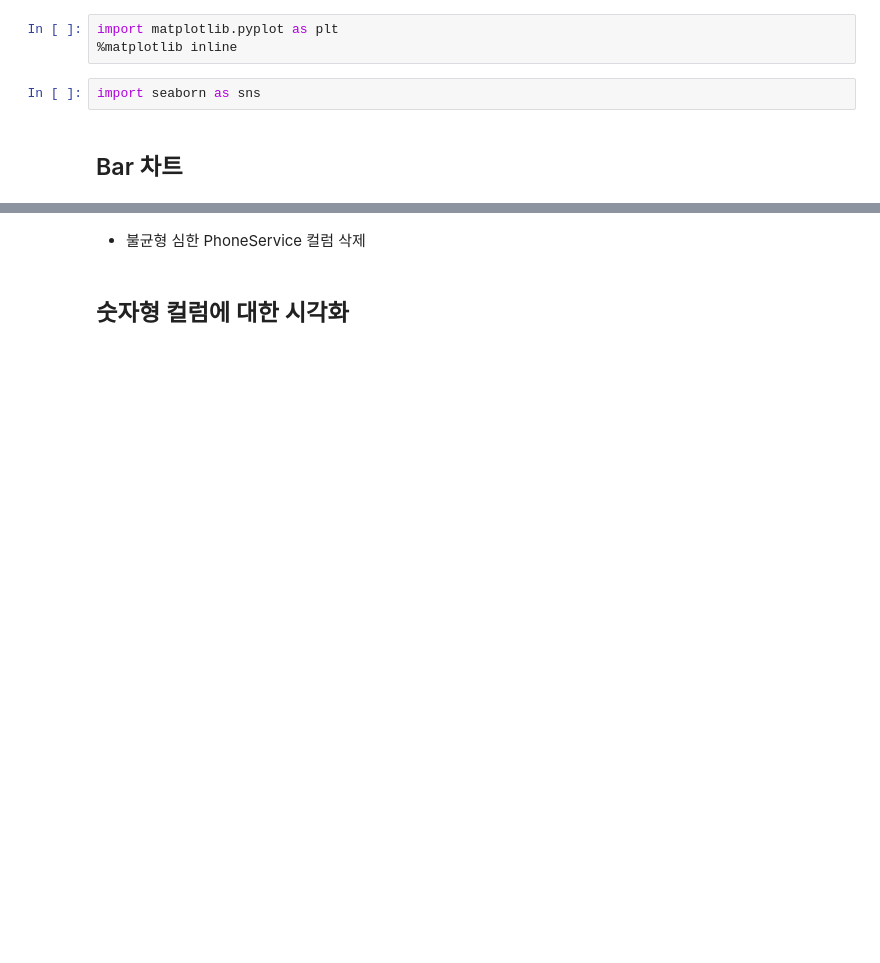
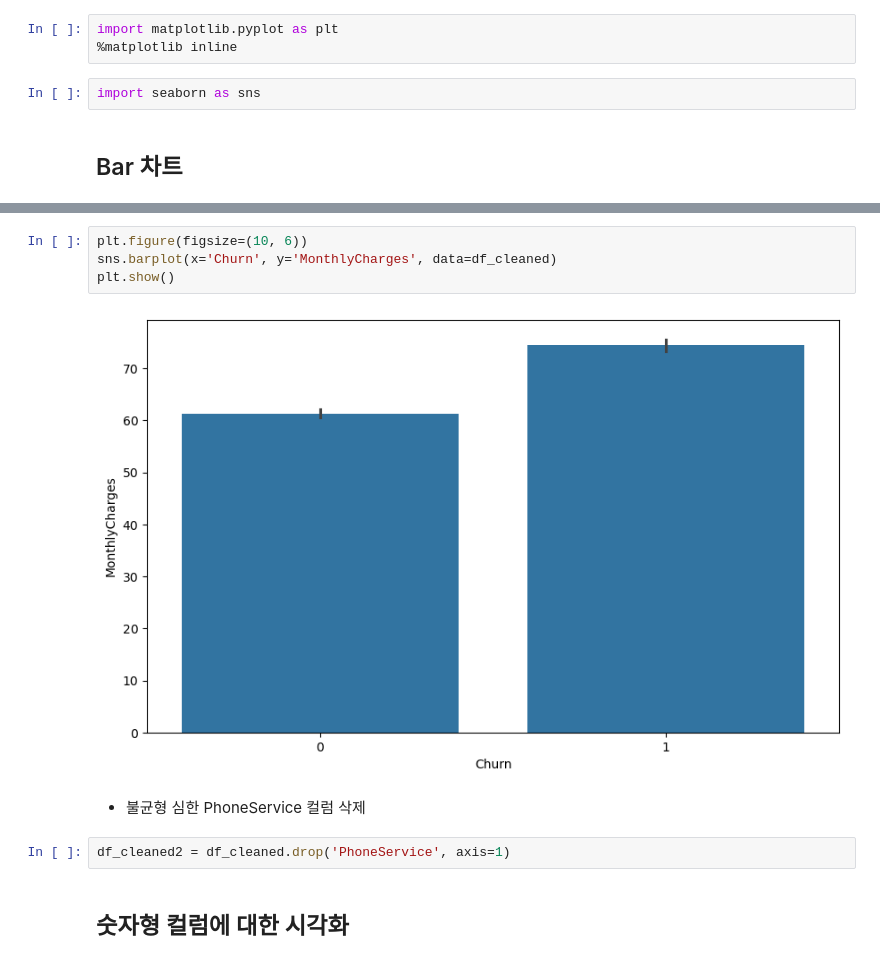
Before and after one commit to hoonzzang617/MultiCampus_DA, a Jupyter notebook: 25_파이썬데이터분석_실습_통신사고객이탈.ipynb, the cells around one changed output, grey strips where cells are left out. Cells and saved outputs as stored; diff of their text form; blank space fills up the shorter version.

```diff
--- a/25_파이썬데이터분석_실습_통신사고객이탈.ipynb
+++ b/25_파이썬데이터분석_실습_통신사고객이탈.ipynb
@@ -344,4 +340,12 @@ plt.show()
+# %%
+plt.figure(figsize=(10, 6))
+sns.barplot(x='Churn', y='MonthlyCharges', data=df_cleaned)
+plt.show()
+# %% [output]
+[figure, added]
 # %% [markdown]
 - 불균형 심한 PhoneService 컬럼 삭제
+# %%
+df_cleaned2 = df_cleaned.drop('PhoneService', axis=1)
 # %% [markdown]
 ## 숫자형 컬럼에 대한 시각화
```
Also changed, not shown: parts of 5 cells of this notebook.
